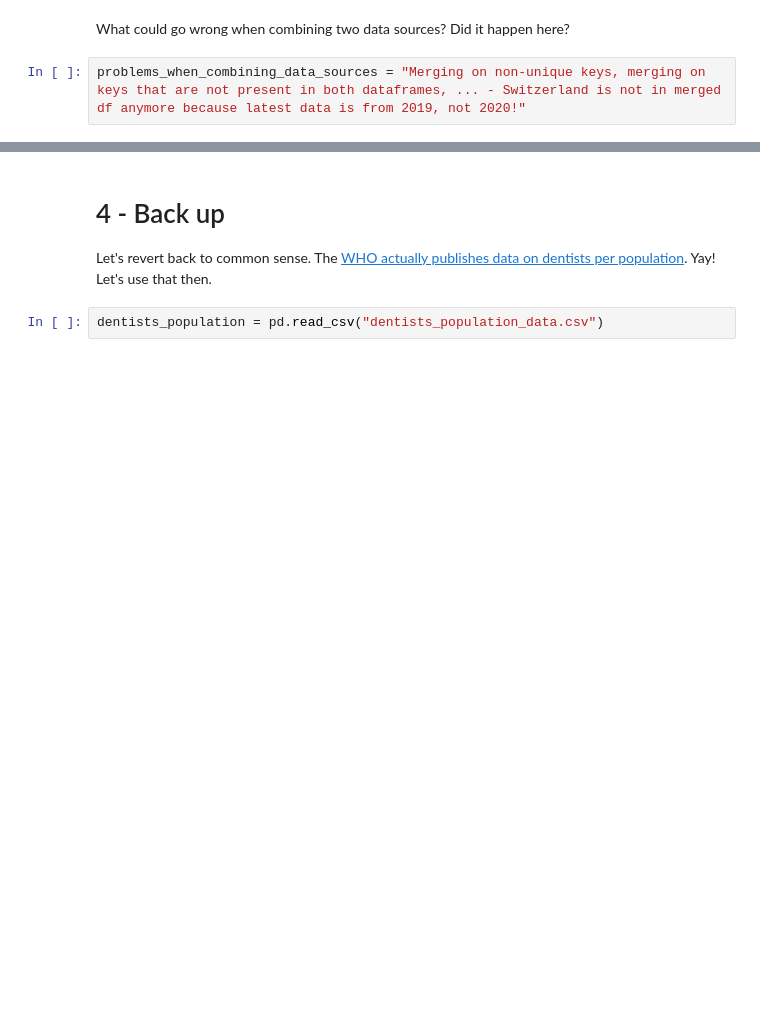
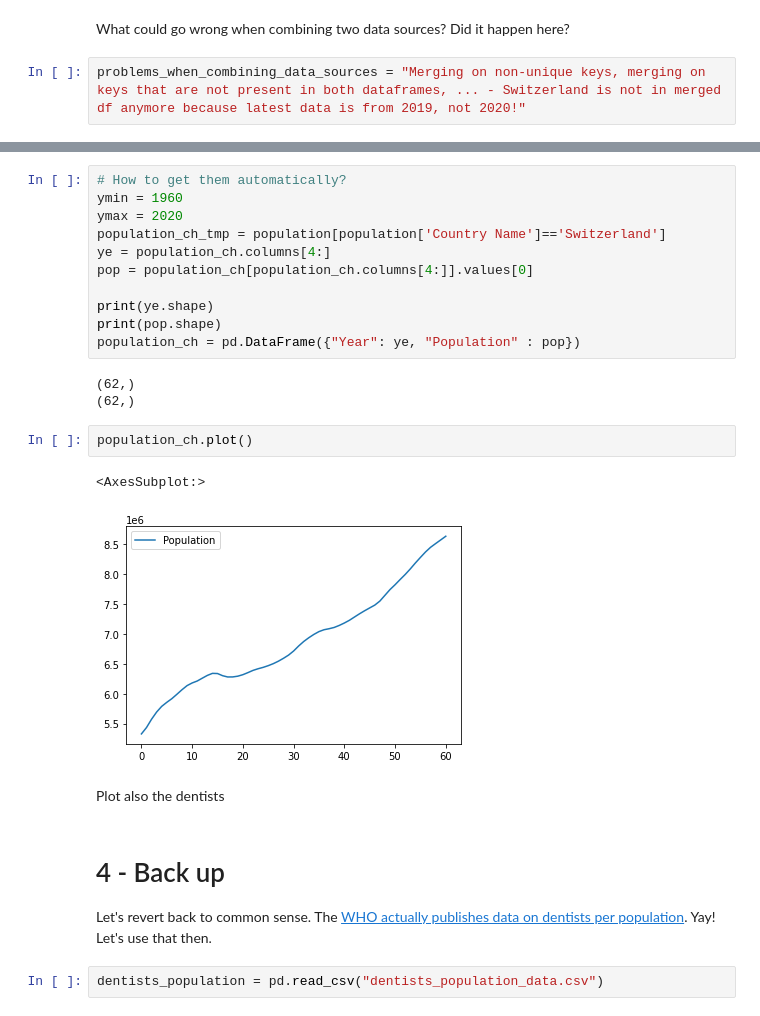
Before and after one commit to swing-research/pids-notebooks, a Jupyter notebook: exercise1/Exercise sheet 1.ipynb, the cells around one changed output, grey strips where cells are left out. Saved outputs shown, nothing was run; the diff lists cells and outputs as text; blank space fills up the shorter version.

```diff
--- a/exercise1/Exercise sheet 1.ipynb
+++ b/exercise1/Exercise sheet 1.ipynb
@@ -190,3 +364,24 @@ problems_when_combining_data_sources = "Merging on non-unique keys, merging on k
+# %%
+# How to get them automatically?
+ymin = 1960
+ymax = 2020
+population_ch_tmp = population[population['Country Name']=='Switzerland']
+ye = population_ch.columns[4:]
+pop = population_ch[population_ch.columns[4:]].values[0]
+
+print(ye.shape)
+print(pop.shape)
+population_ch = pd.DataFrame({"Year": ye, "Population" : pop})
+# %% [output]
+(62,)
+(62,)
+# %%
+population_ch.plot()
+# %% [output]
+<AxesSubplot:>
+[figure, added]
+# %% [markdown]
+Plot also the dentists
 # %% [markdown]
 # 4 - Back up
 Let's revert back to common sense. The [WHO actually publishes data on dentists per population](https://www.who.int/data/gho/data/indicators/indicator-details/GHO/dentists-(per-10-000-population)). Yay! Let's use that then.
```
Also changed, not shown: parts of 42 cells of this notebook.
